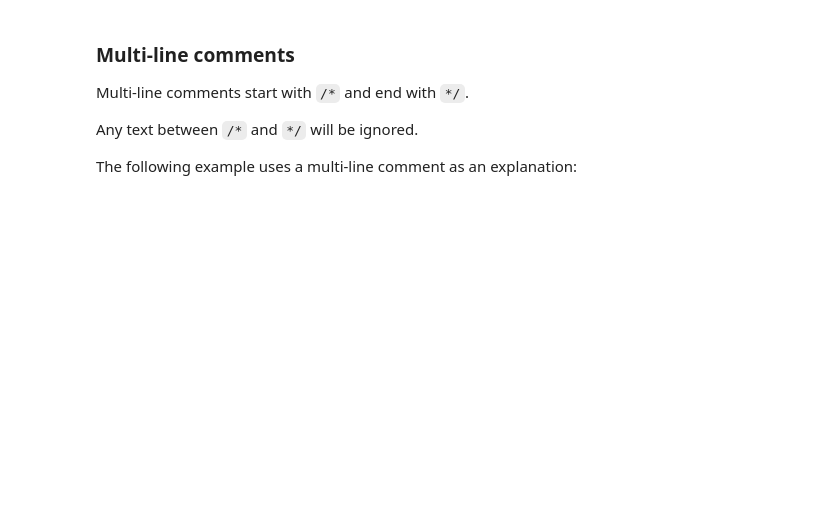
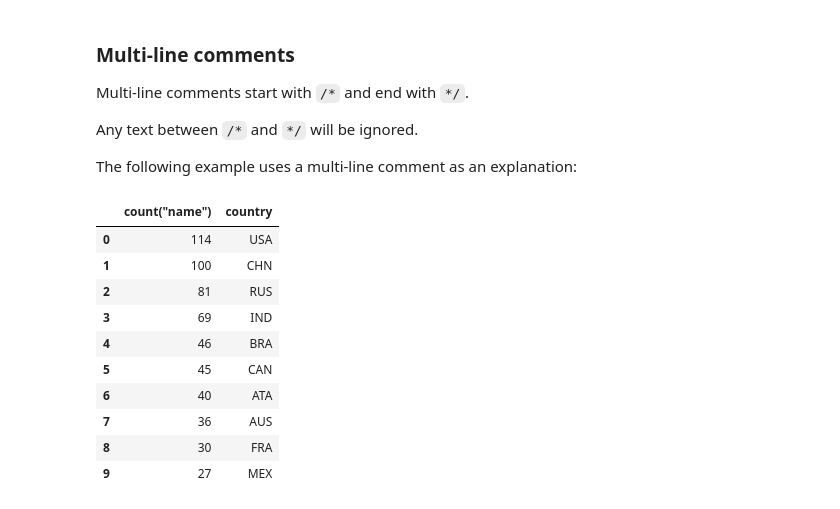
Before and after one commit to NourahAlhosain/CASA0025, a Jupyter notebook: W02_sql_basics.ipynb, the cells around one changed output. Drawn from its saved outputs; the diff is of its cells as text; code cells hidden in the pictures; blank space fills up the shorter version.

```diff
--- a/W02_sql_basics.ipynb
+++ b/W02_sql_basics.ipynb
@@ -473,12 +789,24 @@ The following example uses a multi-line comment as an explanation:
 # %%
 %%sql
 
 SELECT COUNT(name), country
 FROM cities
 /*
- * Adding Group by
- * Adding Order by
+  Adding Group by
+ Adding Order by
  */
 GROUP BY country
 ORDER BY COUNT(name) DESC
 LIMIT 10;
+# %% [output]
+|  | count("name") | country |
+| 0 | 114 | USA |
+| 1 | 100 | CHN |
+| 2 | 81 | RUS |
+| 3 | 69 | IND |
+| 4 | 46 | BRA |
+| 5 | 45 | CAN |
+| 6 | 40 | ATA |
+| 7 | 36 | AUS |
+| 8 | 30 | FRA |
+| 9 | 27 | MEX |
```
Also changed, not shown: parts of 35 cells of this notebook.
